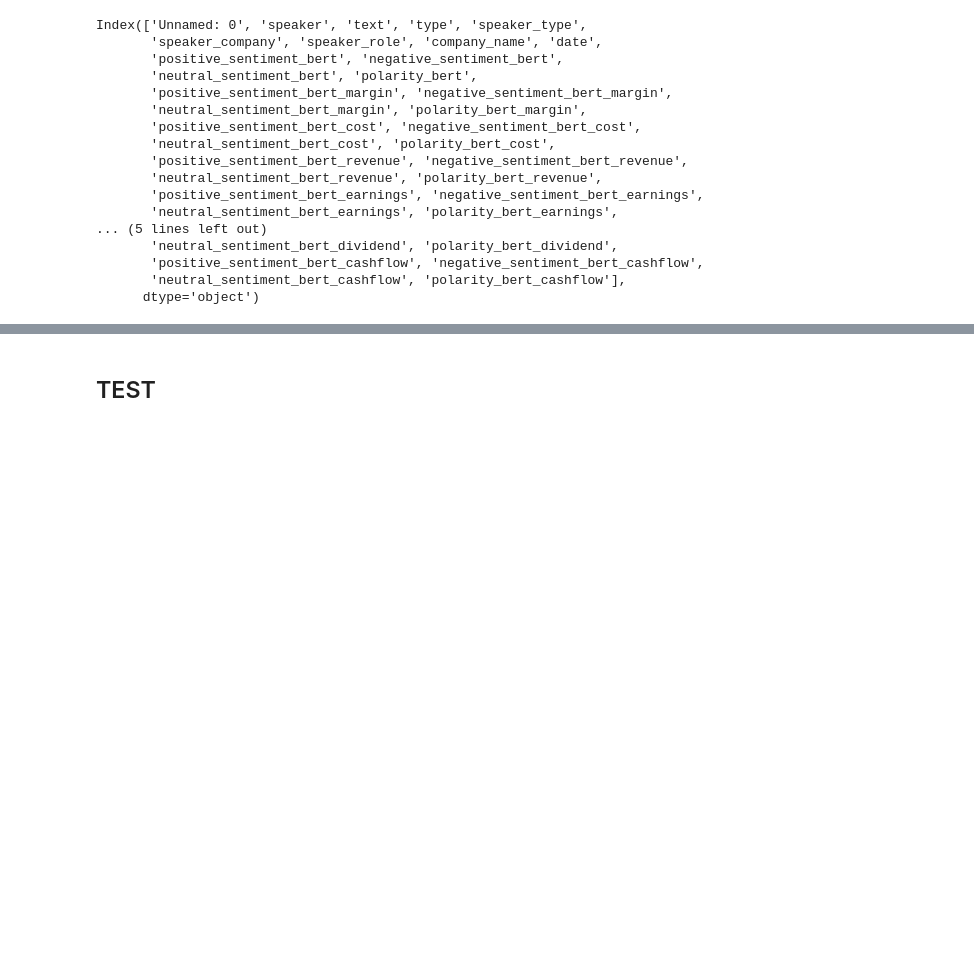
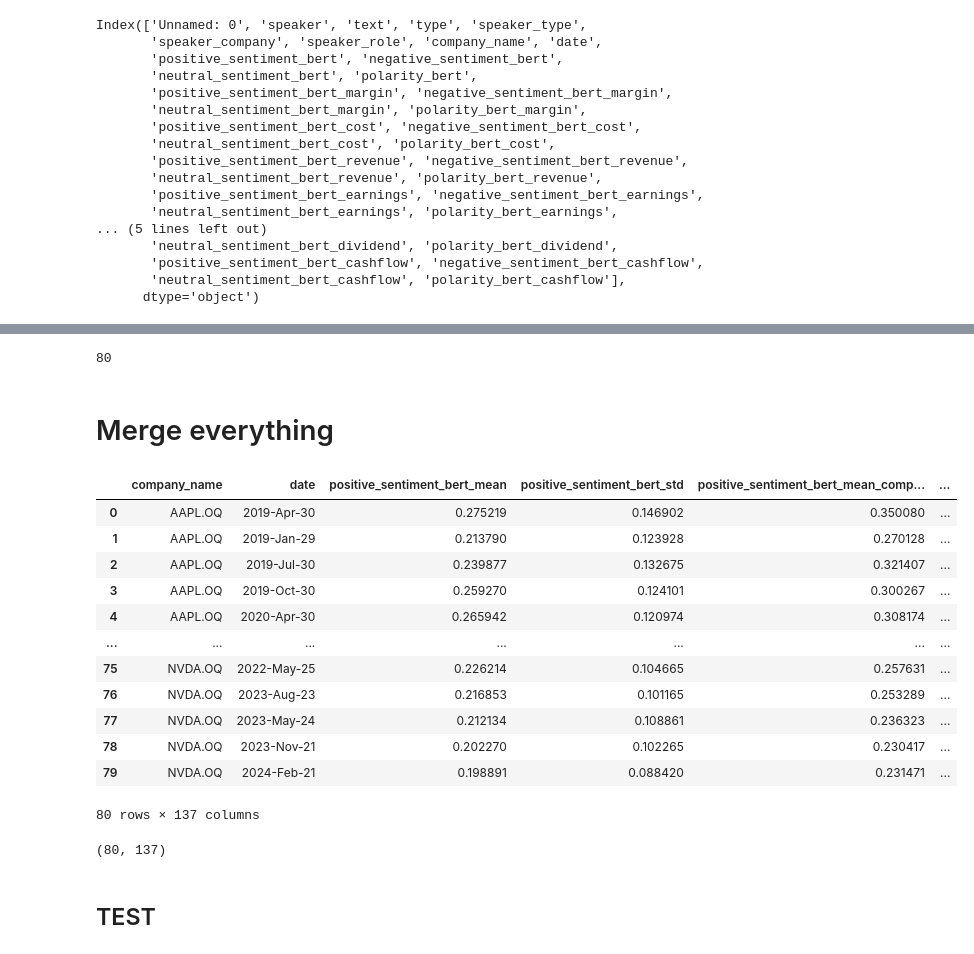
Before and after one commit to maxime7770/Earnings-Calls-Processor, a Jupyter notebook: sentiment-extraction.ipynb, the cells around one changed output, grey strips where cells are left out. Cells and saved outputs as stored; diff of their text form; code cells hidden in the pictures; blank space fills up the shorter version.

Commit message:
sentiment analysis

```diff
--- a/sentiment-extraction.ipynb
+++ b/sentiment-extraction.ipynb
@@ -178,0 +282,4 @@ data.to_csv('EarningCallData/output_sentiment_aggregated.csv')
+# %%
+len(new_sentence_topics)
+# %% [output]
+80
@@ -178,0 +288,23 @@ data.to_csv('EarningCallData/output_sentiment_aggregated.csv')
+# %% [markdown]
+# Merge everything
+# %%
+sentiment1 = pd.read_csv('EarningCallData/output_sentiment_aggregated.csv')
+sentiment2 = pd.read_csv('EarningCallData/sentence_with_topics_sentiment_aggregated.csv')
+# %%
+total = pd.merge(sentiment1, sentiment2, on=['company_name', 'date'], how='left')
+# %%
+total
+# %% [output]
+|  | company_name | date | positive_sentiment_bert_mean | positive_sentiment_bert_std | positive_sentiment_bert_mean_comp... | ... |
+| 0 | AAPL.OQ | 2019-Apr-30 | 0.275219 | 0.146902 | 0.350080 | ... |
+| 1 | AAPL.OQ | 2019-Jan-29 | 0.213790 | 0.123928 | 0.270128 | ... |
+| 2 | AAPL.OQ | 2019-Jul-30 | 0.239877 | 0.132675 | 0.321407 | ... |
+| 3 | AAPL.OQ | 2019-Oct-30 | 0.259270 | 0.124101 | 0.300267 | ... |
+| 4 | AAPL.OQ | 2020-Apr-30 | 0.265942 | 0.120974 | 0.308174 | ... |
+| ... | ... | ... | ... | ... | ... | ... |
+| 75 | NVDA.OQ | 2022-May-25 | 0.226214 | 0.104665 | 0.257631 | ... |
+| 76 | NVDA.OQ | 2023-Aug-23 | 0.216853 | 0.101165 | 0.253289 | ... |
+| 77 | NVDA.OQ | 2023-May-24 | 0.212134 | 0.108861 | 0.236323 | ... |
+| 78 | NVDA.OQ | 2023-Nov-21 | 0.202270 | 0.102265 | 0.230417 | ... |
+| 79 | NVDA.OQ | 2024-Feb-21 | 0.198891 | 0.088420 | 0.231471 | ... |
+80 rows × 137 columns
@@ -179,3 +313,7 @@ data.to_csv('EarningCallData/output_sentiment_aggregated.csv')
+# %%
+total.shape
+# %% [output]
+(80, 137)
 # %% [markdown]
 ## TEST
 # %%
```
Also changed, not shown: parts of 27 cells of this notebook, 7 other files.
